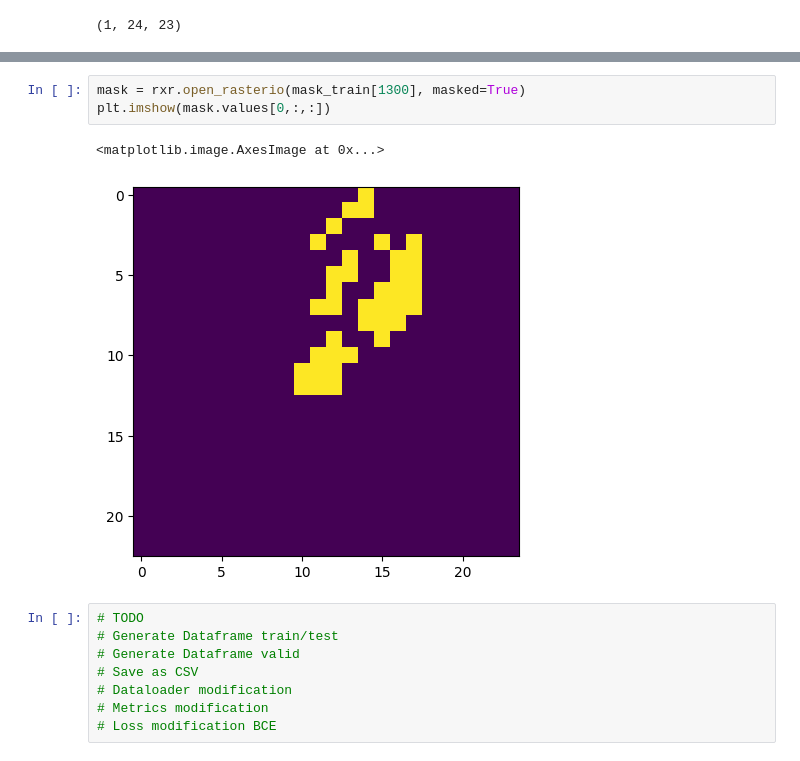
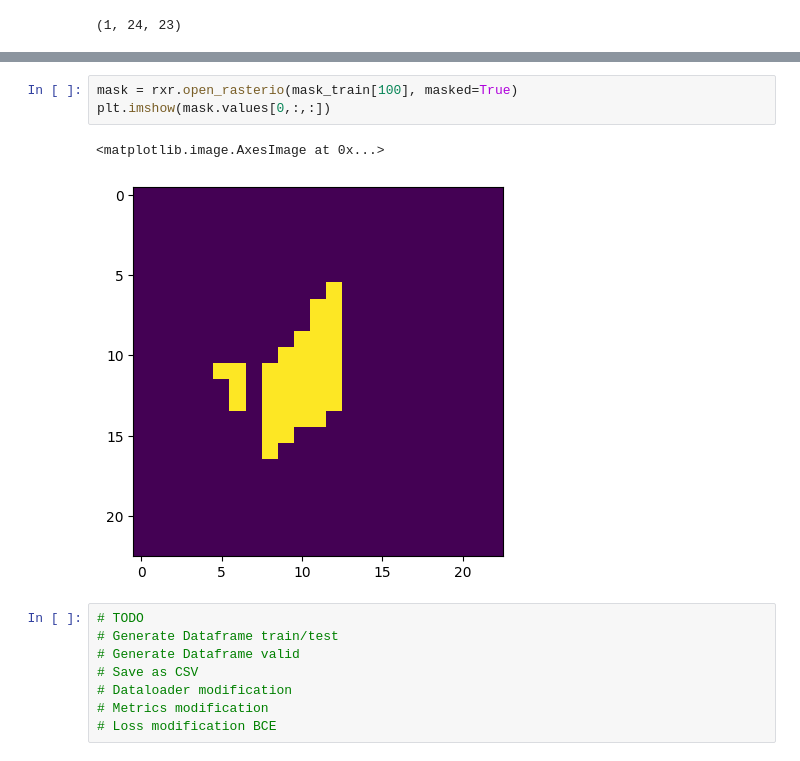
Before and after one commit to tetaud-sebastien/solafune-solar-panel-detection, a Jupyter notebook: Notebooks/explore.ipynb, the cells around one changed output, grey strips where cells are left out. Saved outputs shown, nothing was run; the diff lists cells and outputs as text.

```diff
--- a/Notebooks/explore.ipynb
+++ b/Notebooks/explore.ipynb
@@ -67,9 +59,9 @@ data.shape
 # %%
-mask = rxr.open_rasterio(mask_train[1300], masked=True)
+mask = rxr.open_rasterio(mask_train[100], masked=True)
 plt.imshow(mask.values[0,:,:])
 # %% [output]
 <matplotlib.image.AxesImage at 0x...>
-[figure, old version]
+[figure, new version]
 # %%
 # TODO
 # Generate Dataframe train/test
```
Also changed, not shown: parts of 47 cells of this notebook, 1 other file.
